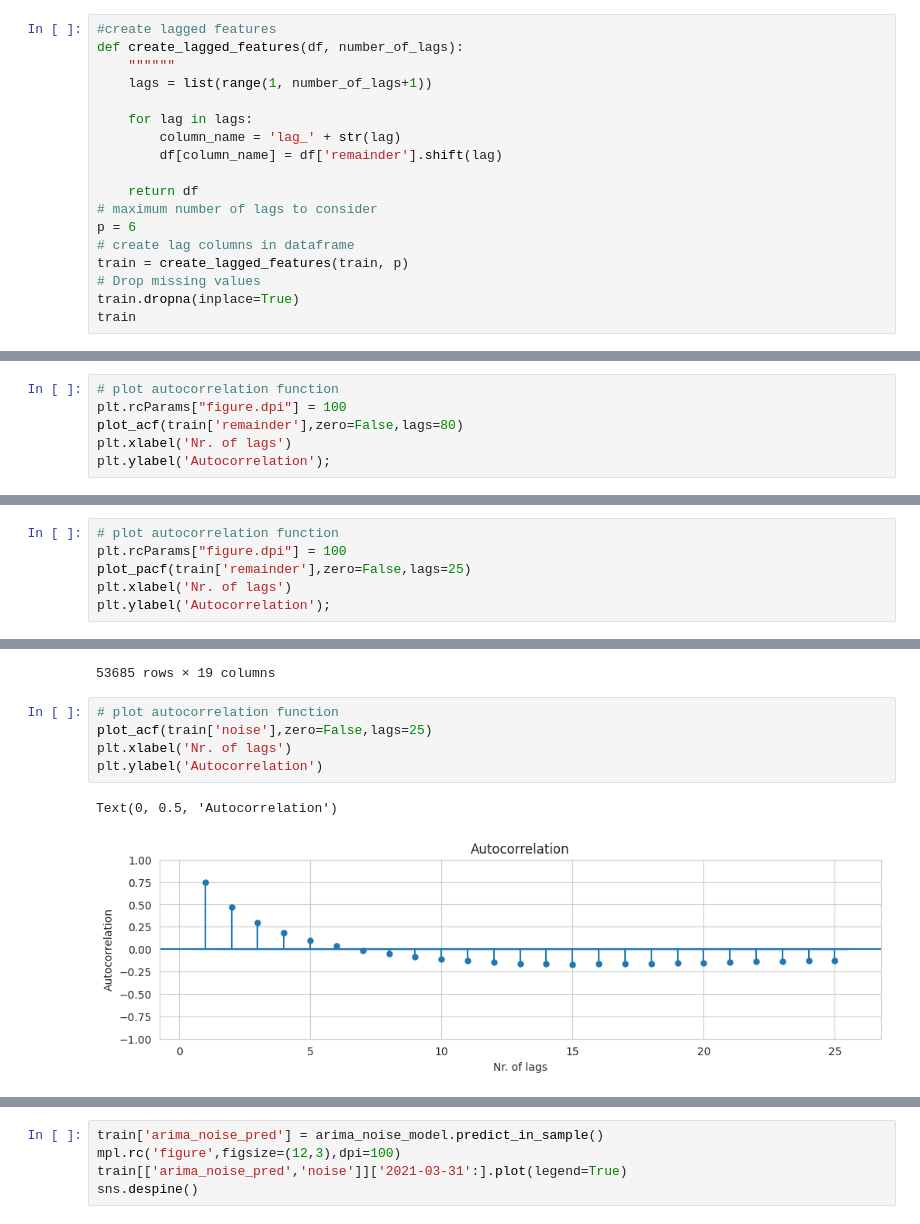
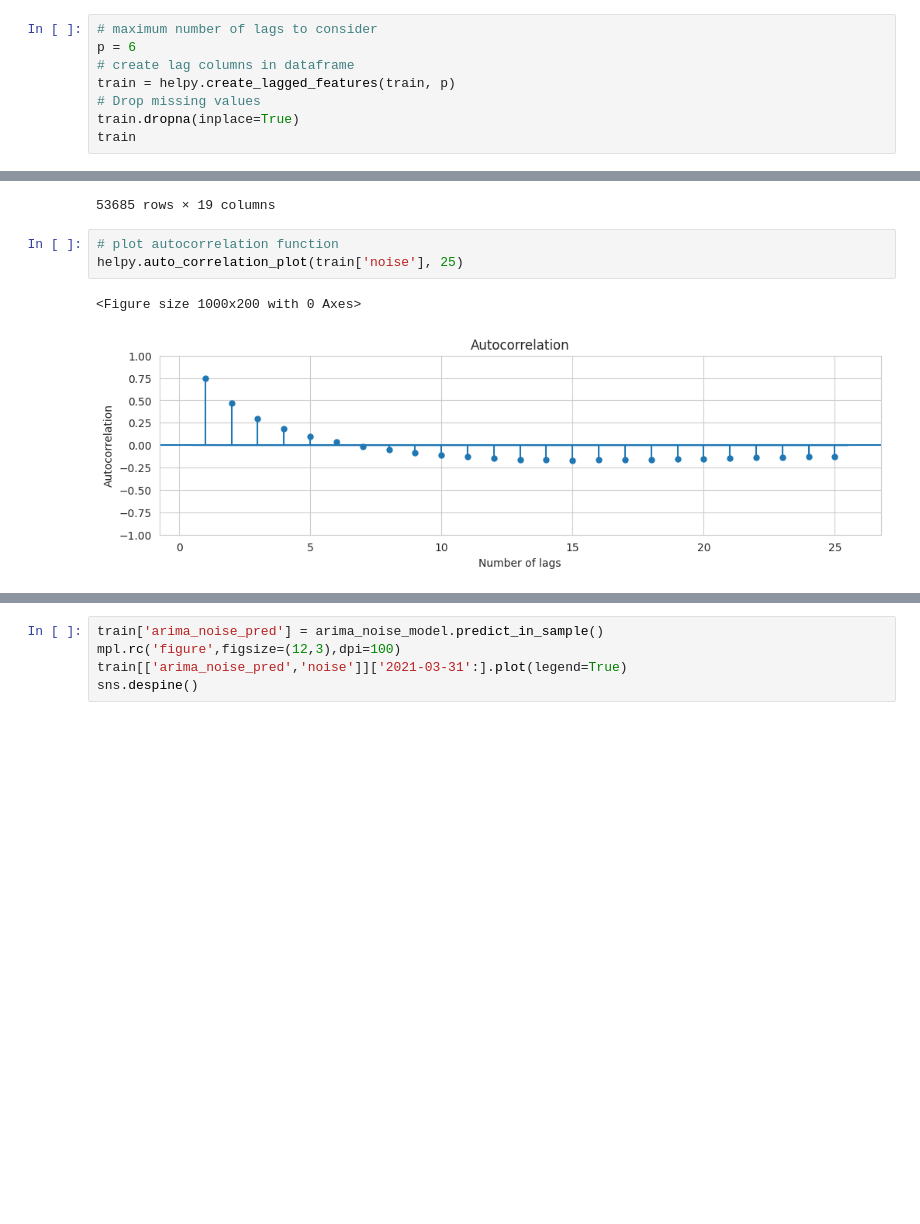
Before and after one commit to Berkay-Bozkurt/Berlin_Weather_Forcast-Time_Series_Analysis, a Jupyter notebook: time_series_analysis.ipynb, the cells around one changed output, grey strips where cells are left out. Saved outputs shown, nothing was run; the diff lists cells and outputs as text; blank space fills up the shorter version.

```diff
--- a/time_series_analysis.ipynb
+++ b/time_series_analysis.ipynb
@@ -389,20 +424,10 @@ train
 | 2022-12-31 | 14.8 | 53690 | 0 | 8.411407 | 6.388593 | 11.086367 | -2.674959 | 365 | -8.965668 | ... |
 53691 rows × 11 columns
 # %%
-#create lagged features
-def create_lagged_features(df, number_of_lags):
-    """"""
-    lags = list(range(1, number_of_lags+1))
-
-    for lag in lags:
-        column_name = 'lag_' + str(lag)
-        df[column_name] = df['remainder'].shift(lag)
-
-    return df
 # maximum number of lags to consider
 p = 6
 # create lag columns in dataframe
-train = create_lagged_features(train, p)
+train = helpy.create_lagged_features(train, p)
 # Drop missing values
 train.dropna(inplace=True)
 train
@@ -434,9 +459,3 @@ for i in range(p): sns.scatterplot(x=train[lag_columns[i]], y=train["remainder"]
 plt.tight_layout()
 # %% [output]
 [figure]
-# %%
-# plot autocorrelation function
-plt.rcParams["figure.dpi"] = 100
-plot_acf(train['remainder'],zero=False,lags=80)
-plt.xlabel('Nr. of lags')
-plt.ylabel('Autocorrelation');
@@ -445,6 +461,0 @@ plt.ylabel('Autocorrelation');
-# %%
-# plot autocorrelation function
-plt.rcParams["figure.dpi"] = 100
-plot_pacf(train['remainder'],zero=False,lags=25)
-plt.xlabel('Nr. of lags')
-plt.ylabel('Autocorrelation');
@@ -514,11 +543,9 @@ train
 53685 rows × 19 columns
 # %%
 # plot autocorrelation function
-plot_acf(train['noise'],zero=False,lags=25)
-plt.xlabel('Nr. of lags')
-plt.ylabel('Autocorrelation')
+helpy.auto_correlation_plot(train['noise'], 25)
 # %% [output]
-Text(0, 0.5, 'Autocorrelation')
+<Figure size 1000x200 with 0 Axes>
-[figure, old version]
+[figure, new version]
 # %%
 # plot partial autocorrelation function
```
Also changed, not shown: parts of 22 cells of this notebook.
